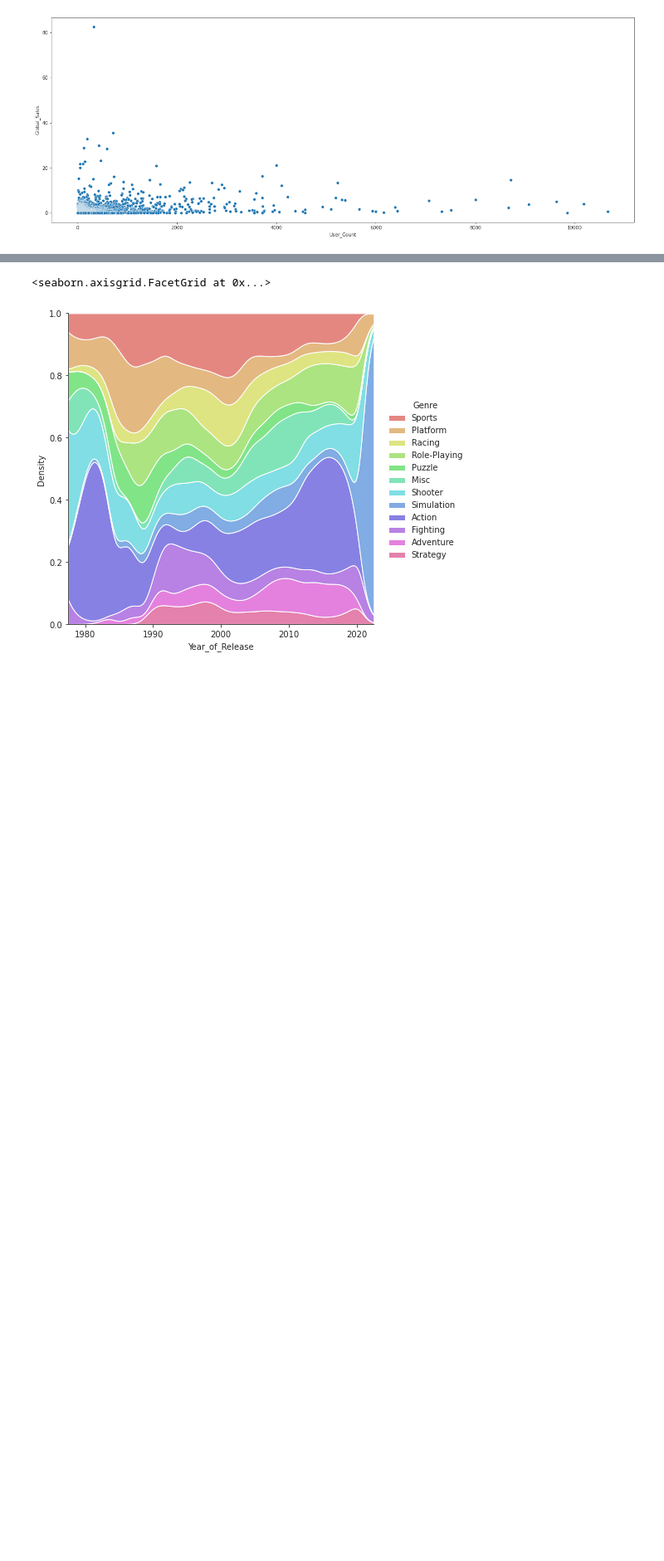
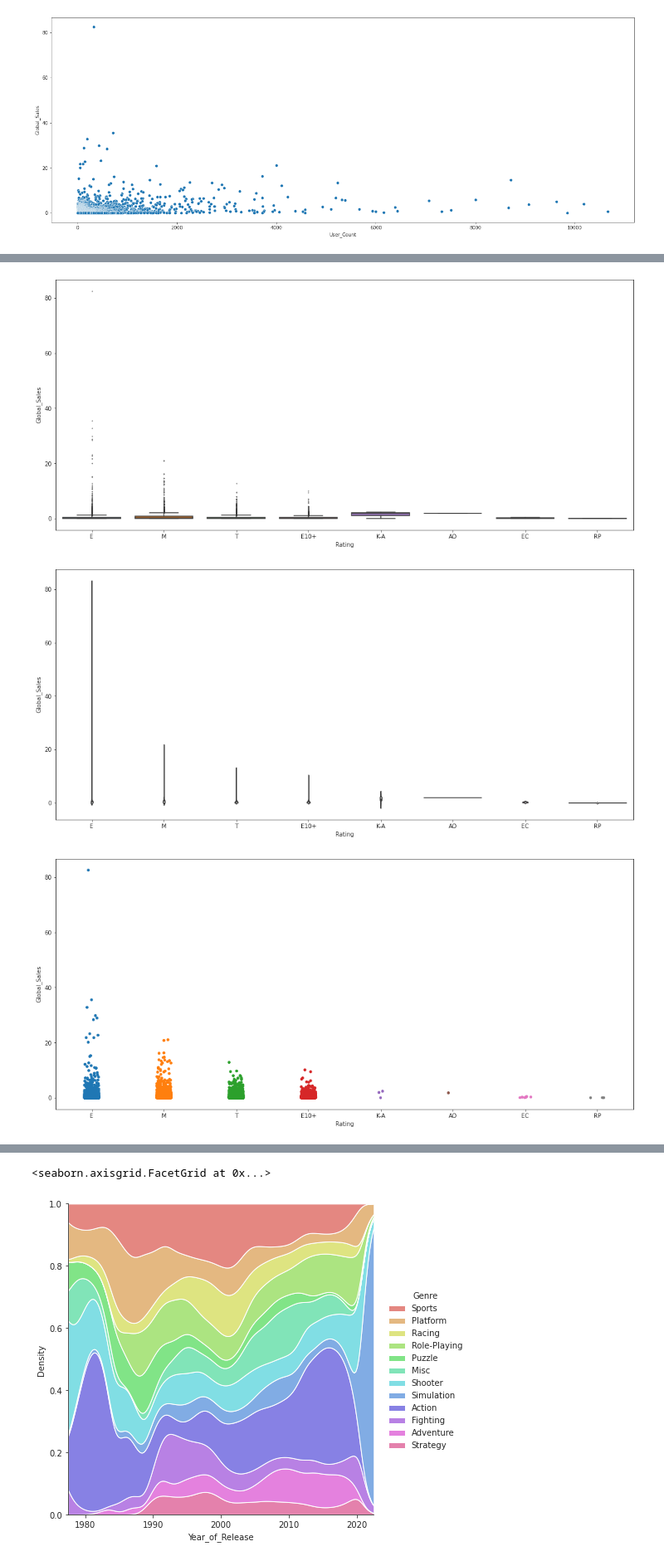
Before and after one commit to rushikeshnaik779/EDA, a Jupyter notebook: Video_Games_Sales.ipynb, the cells around one changed output, grey strips where cells are left out. Shown at 83% size. Drawn from its saved outputs; the diff is of its cells as text; code cells hidden in the pictures; blank space fills up the shorter version.

```diff
--- a/Video_Games_Sales.ipynb
+++ b/Video_Games_Sales.ipynb
@@ -581,0 +616,6 @@ plt.show()
+# %%
+catvsnum('Rating')
+# %% [output]
+[figure, added]
+[figure, added]
+[figure, added]
```
Also changed, not shown: parts of 10 cells of this notebook.
